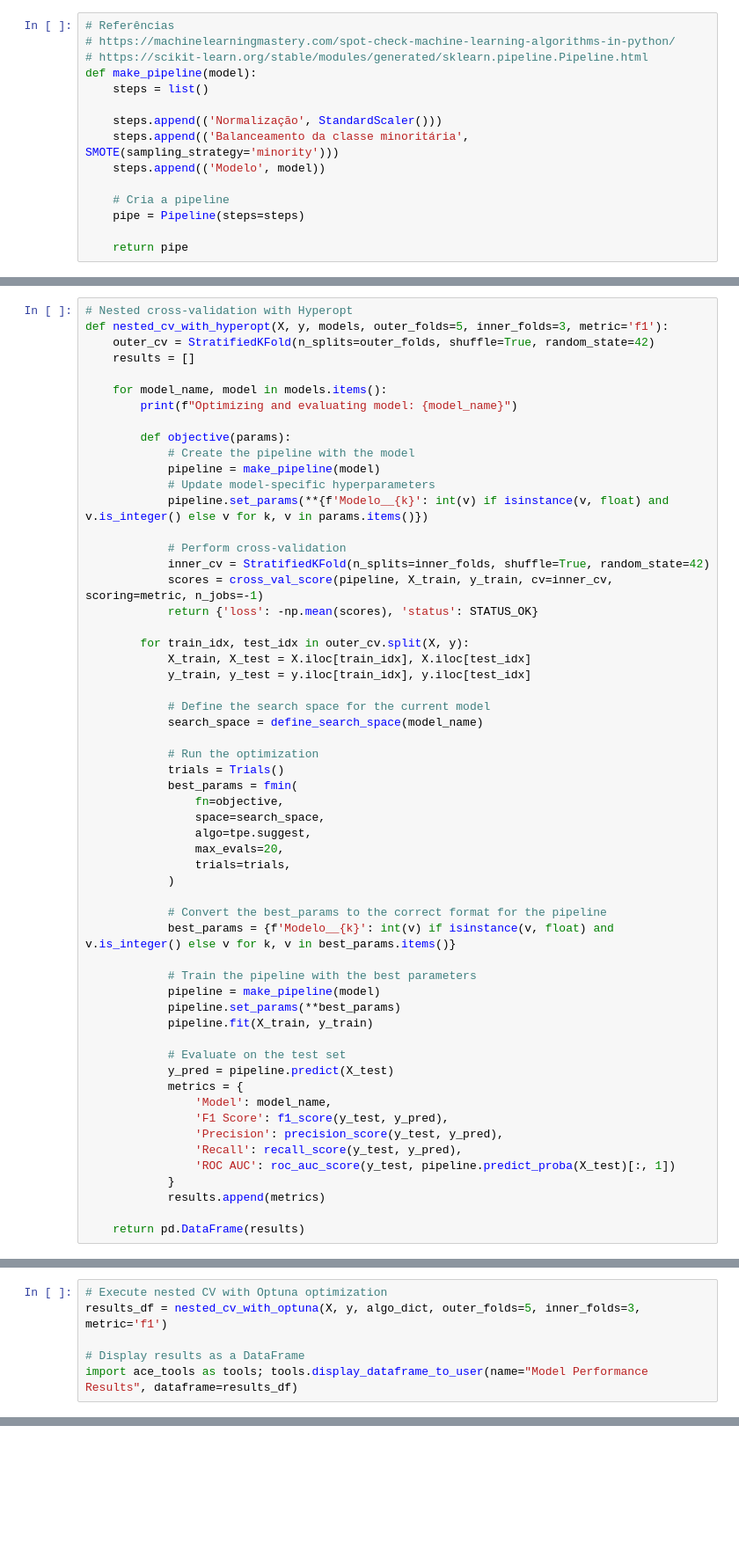
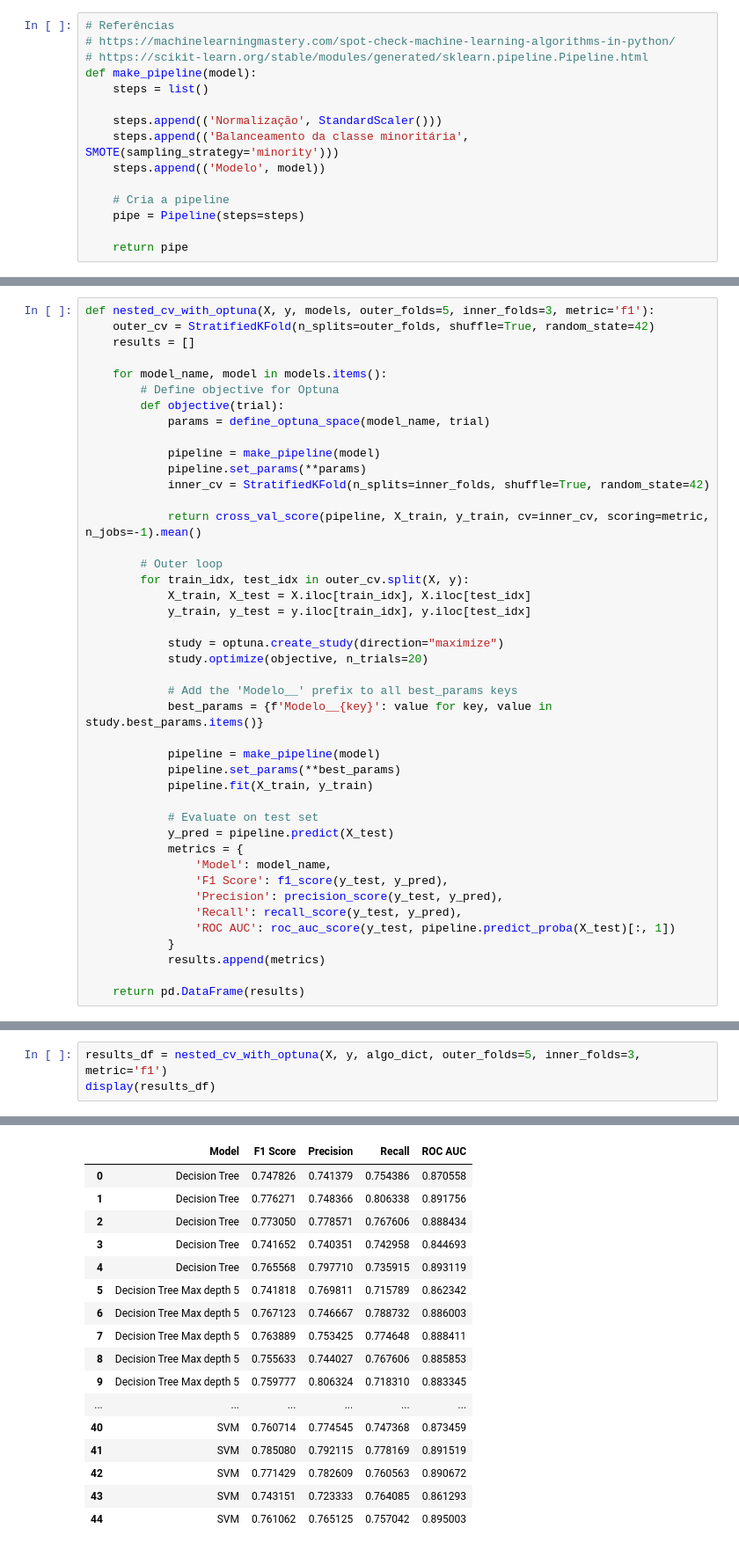
Before and after one commit to leonardoazzi/ipp-student-dropout, a Jupyter notebook: src/t2-otimizacao.ipynb, the cells around one changed output, grey strips where cells are left out. Shown at 88% size. Cells and saved outputs as stored; diff of their text form; blank space fills up the shorter version.

```diff
--- a/src/t2-otimizacao.ipynb
+++ b/src/t2-otimizacao.ipynb
@@ -220,49 +350,35 @@ def define_search_space(model_name):
 # %%
-# Nested cross-validation with Hyperopt
-def nested_cv_with_hyperopt(X, y, models, outer_folds=5, inner_folds=3, metric='f1'):
+def nested_cv_with_optuna(X, y, models, outer_folds=5, inner_folds=3, metric='f1'):
     outer_cv = StratifiedKFold(n_splits=outer_folds, shuffle=True, random_state=42)
     results = []
 
     for model_name, model in models.items():
-        print(f"Optimizing and evaluating model: {model_name}")
+        # Define objective for Optuna
+        def objective(trial):
+            params = define_optuna_space(model_name, trial)
 
-        def objective(params):
-            # Create the pipeline with the model
             pipeline = make_pipeline(model)
-            # Update model-specific hyperparameters
-            pipeline.set_params(**{f'Modelo__{k}': int(v) if isinstance(v, float) and v.is_integer() else v for k, v in params.items()})
+            pipeline.set_params(**params)
+            inner_cv = StratifiedKFold(n_splits=inner_folds, shuffle=True, random_state=42)
 
-            # Perform cross-validation
-            inner_cv = StratifiedKFold(n_splits=inner_folds, shuffle=True, random_state=42)
-            scores = cross_val_score(pipeline, X_train, y_train, cv=inner_cv, scoring=metric, n_jobs=-1)
-            return {'loss': -np.mean(scores), 'status': STATUS_OK}
+            return cross_val_score(pipeline, X_train, y_train, cv=inner_cv, scoring=metric, n_jobs=-1).mean()
 
+        # Outer loop
         for train_idx, test_idx in outer_cv.split(X, y):
             X_train, X_test = X.iloc[train_idx], X.iloc[test_idx]
             y_train, y_test = y.iloc[train_idx], y.iloc[test_idx]
 
-            # Define the search space for the current model
-            search_space = define_search_space(model_name)
+            study = optuna.create_study(direction="maximize")
+            study.optimize(objective, n_trials=20)
 
-            # Run the optimization
-            trials = Trials()
-            best_params = fmin(
-                fn=objective,
-                space=search_space,
-                algo=tpe.suggest,
-                max_evals=20,
-                trials=trials,
-            )
+            # Add the 'Modelo__' prefix to all best_params keys
+            best_params = {f'Modelo__{key}': value for key, value in study.best_params.items()}
 
-            # Convert the best_params to the correct format for the pipeline
-            best_params = {f'Modelo__{k}': int(v) if isinstance(v, float) and v.is_integer() else v for k, v in best_params.items()}
-
-            # Train the pipeline with the best parameters
             pipeline = make_pipeline(model)
             pipeline.set_params(**best_params)
             pipeline.fit(X_train, y_train)
 
-            # Evaluate on the test set
+            # Evaluate on test set
             y_pred = pipeline.predict(X_test)
             metrics = {
                 'Model': model_name,
@@ -353,7 +393,4 @@ def nested_cv_with_optuna(X, y, models, outer_folds=5, inner_folds=3, metric='f1
 # %%
-# Execute nested CV with Optuna optimization
 results_df = nested_cv_with_optuna(X, y, algo_dict, outer_folds=5, inner_folds=3, metric='f1')
-
-# Display results as a DataFrame
-import ace_tools as tools; tools.display_dataframe_to_user(name="Model Performance Results", dataframe=results_df)
+display(results_df)
 # %% [output]
@@ -452,0 +414,17 @@ Optimizing and evaluating model: 3-Nearest Neighbors
+|  | Model | F1 Score | Precision | Recall | ROC AUC |
+| 0 | Decision Tree | 0.747826 | 0.741379 | 0.754386 | 0.870558 |
+| 1 | Decision Tree | 0.776271 | 0.748366 | 0.806338 | 0.891756 |
+| 2 | Decision Tree | 0.773050 | 0.778571 | 0.767606 | 0.888434 |
+| 3 | Decision Tree | 0.741652 | 0.740351 | 0.742958 | 0.844693 |
+| 4 | Decision Tree | 0.765568 | 0.797710 | 0.735915 | 0.893119 |
+| 5 | Decision Tree Max depth 5 | 0.741818 | 0.769811 | 0.715789 | 0.862342 |
+| 6 | Decision Tree Max depth 5 | 0.767123 | 0.746667 | 0.788732 | 0.886003 |
+| 7 | Decision Tree Max depth 5 | 0.763889 | 0.753425 | 0.774648 | 0.888411 |
+| 8 | Decision Tree Max depth 5 | 0.755633 | 0.744027 | 0.767606 | 0.885853 |
+| 9 | Decision Tree Max depth 5 | 0.759777 | 0.806324 | 0.718310 | 0.883345 |
+| ... | ... | ... | ... | ... | ... |
+| 40 | SVM | 0.760714 | 0.774545 | 0.747368 | 0.873459 |
+| 41 | SVM | 0.785080 | 0.792115 | 0.778169 | 0.891519 |
+| 42 | SVM | 0.771429 | 0.782609 | 0.760563 | 0.890672 |
+| 43 | SVM | 0.743151 | 0.723333 | 0.764085 | 0.861293 |
+| 44 | SVM | 0.761062 | 0.765125 | 0.757042 | 0.895003 |
```
Also changed, not shown: parts of 13 cells of this notebook.
